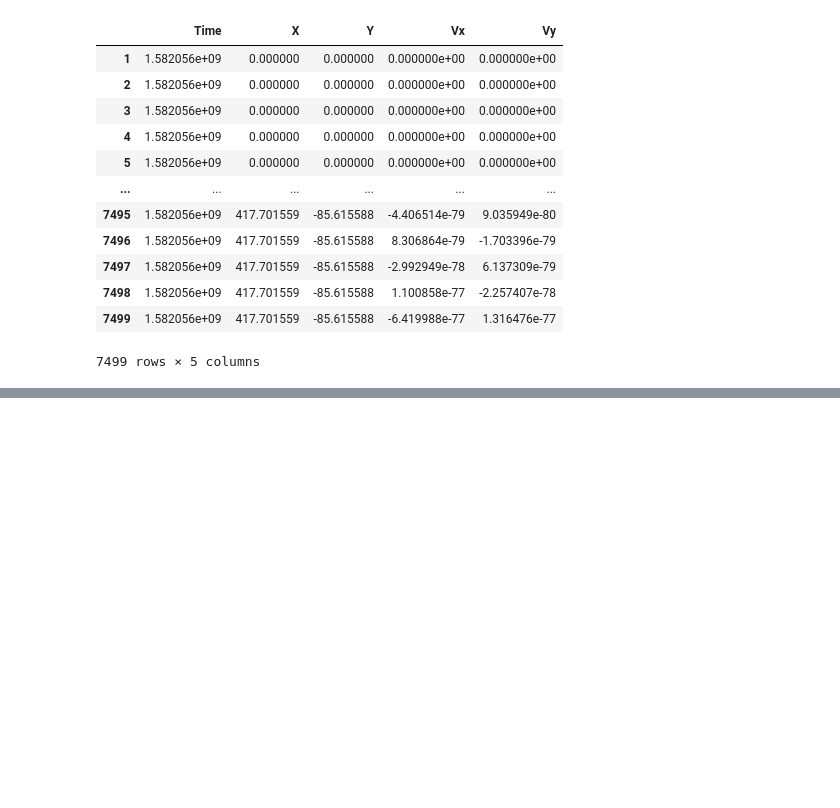
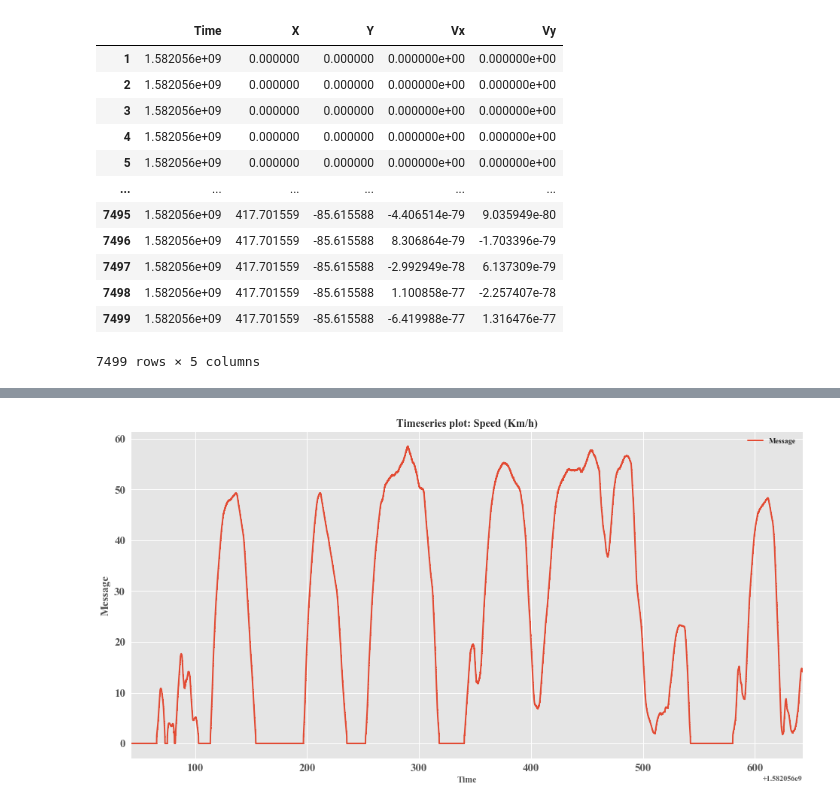
Before and after one commit to jmscslgroup/strym, a Jupyter notebook: notebook/strymread_example.ipynb, the cells around one changed output, grey strips where cells are left out. Cells and saved outputs as stored; diff of their text form; code cells hidden in the pictures; blank space fills up the shorter version.

```diff
--- a/notebook/strymread_example.ipynb
+++ b/notebook/strymread_example.ipynb
@@ -255,0 +137,4 @@ strym.ts_sync
+# %%
+strym.plt_ts(speed, title='Speed (Km/h)')
+# %% [output]
+[figure, added]
```
Also changed, not shown: parts of 18 cells of this notebook.
